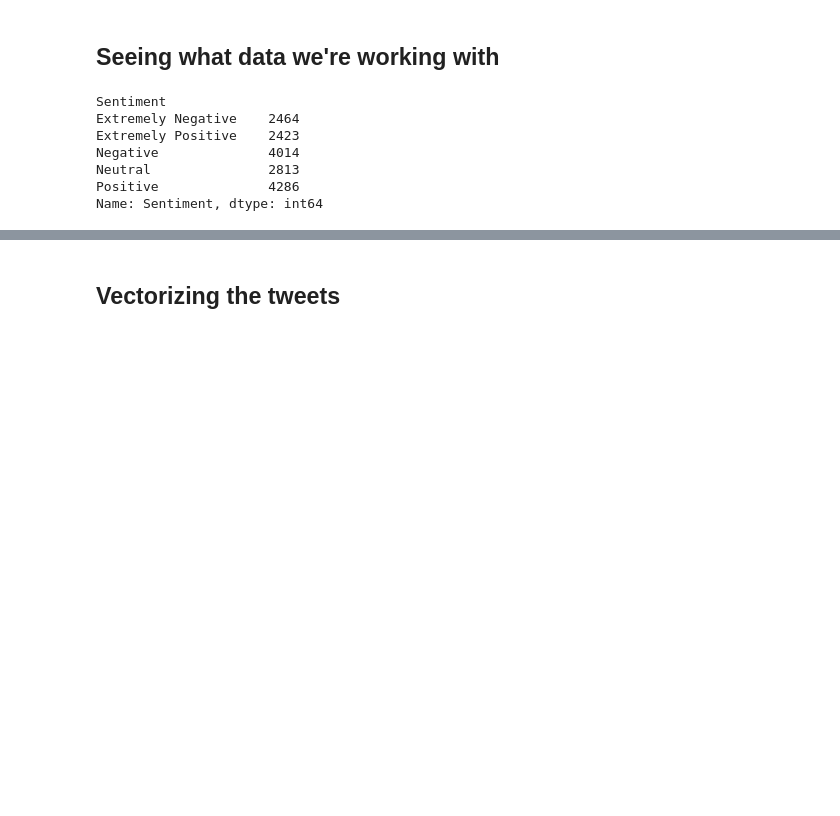
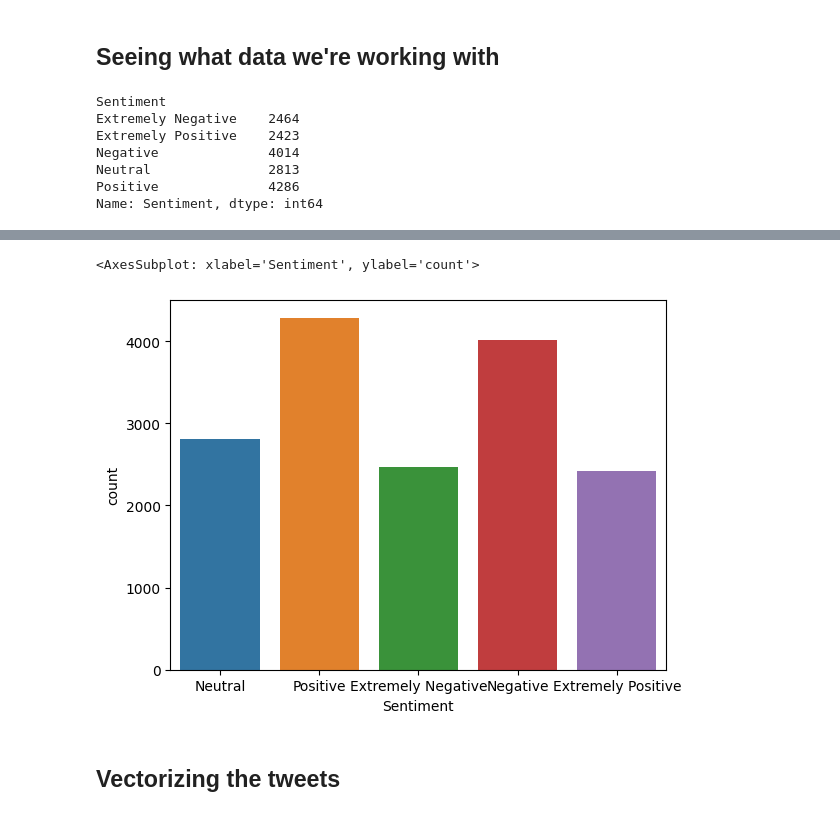
Before and after one commit to KaeCan/NLP_Portfolio, a Jupyter notebook: Exploring_Text_Classification.ipynb, the cells around one changed output, grey strips where cells are left out. Saved outputs shown, nothing was run; the diff lists cells and outputs as text; code cells hidden in the pictures; blank space fills up the shorter version.

```diff
--- a/Exploring_Text_Classification.ipynb
+++ b/Exploring_Text_Classification.ipynb
@@ -29,3 +35,8 @@ Name: Sentiment, dtype: int64
+# %%
+sb.countplot(x=data_train['Sentiment'])
+# %% [output]
+<AxesSubplot: xlabel='Sentiment', ylabel='count'>
+[figure, added]
 # %% [markdown]
 ## Vectorizing the tweets
 # %%
```
Also changed, not shown: parts of 1 cell of this notebook.
